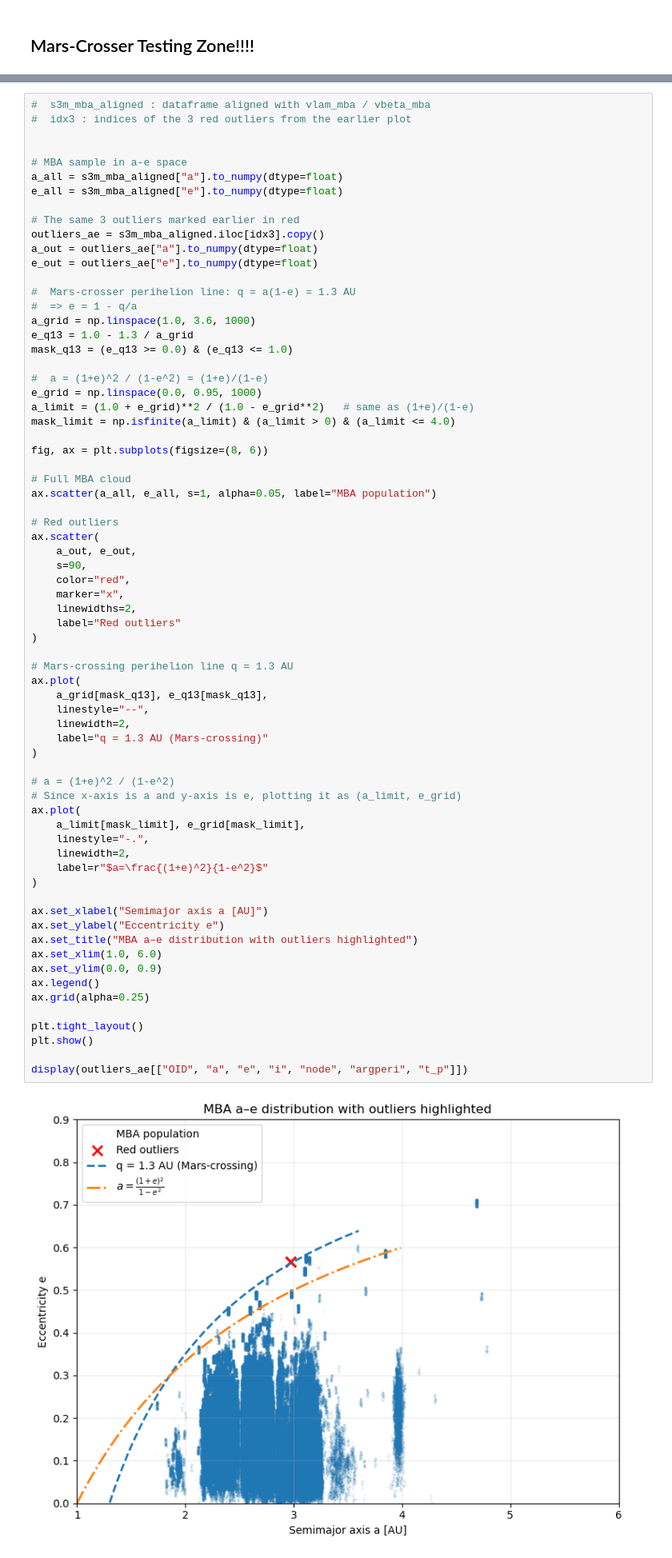
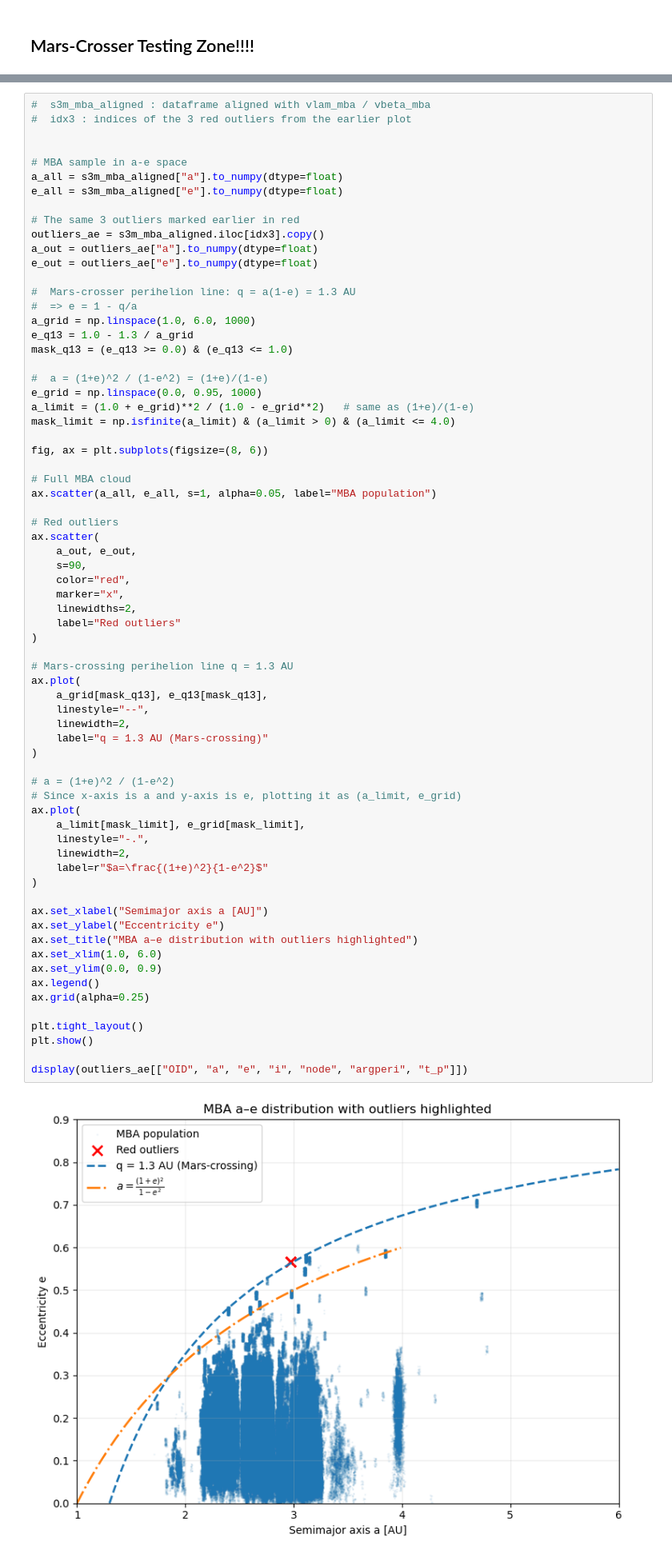
Before and after one commit to devanshi-s04/neomod, a Jupyter notebook: plotswpopulations.ipynb, the cells around one changed output, grey strips where cells are left out. Shown at 80% size. Cells and saved outputs as stored; diff of their text form.

Commit message:
along ecliptic cloned pop plots

```diff
--- a/plotswpopulations.ipynb
+++ b/plotswpopulations.ipynb
@@ -1166,7 +1166,7 @@ e_out = outliers_ae["e"].to_numpy(dtype=float)
 
 #  Mars-crosser perihelion line: q = a(1-e) = 1.3 AU
 #  => e = 1 - q/a
-a_grid = np.linspace(1.0, 3.6, 1000)
+a_grid = np.linspace(1.0, 6.0, 1000)
 e_q13 = 1.0 - 1.3 / a_grid
 mask_q13 = (e_q13 >= 0.0) & (e_q13 <= 1.0)
 
@@ -1193,34 +1193,34 @@ ax.scatter(
 # Mars-crossing perihelion line q = 1.3 AU
 ax.plot(
     a_grid[mask_q13], e_q13[mask_q13],
     linestyle="--",
     linewidth=2,
     label="q = 1.3 AU (Mars-crossing)"
 )
 
 # a = (1+e)^2 / (1-e^2)
 # Since x-axis is a and y-axis is e, plotting it as (a_limit, e_grid)
 ax.plot(
     a_limit[mask_limit], e_grid[mask_limit],
     linestyle="-.",
     linewidth=2,
     label=r"$a=\frac{(1+e)^2}{1-e^2}$"
 )
 
 ax.set_xlabel("Semimajor axis a [AU]")
 ax.set_ylabel("Eccentricity e")
 ax.set_title("MBA a–e distribution with outliers highlighted")
 ax.set_xlim(1.0, 6.0)
 ax.set_ylim(0.0, 0.9)
 ax.legend()
 ax.grid(alpha=0.25)
 
 plt.tight_layout()
 plt.show()
 
 display(outliers_ae[["OID", "a", "e", "i", "node", "argperi", "t_p"]])
 # %% [output]
-[figure, old version]
+[figure, new version]
 |  | OID | a | e | i | node | argperi | t_p |
 | 825312 | S101gPlsa | 2.970285 | 0.56688 | 7.99574 | 0.04022 | 192.18616 | 51415.56634 |
 | 1409807 | S10biylTa | 2.971156 | 0.56594 | 8.23782 | 356.41686 | 200.87480 | 51413.98291 |
```
Also changed, not shown: parts of 1 cell of this notebook, 1 other file.
